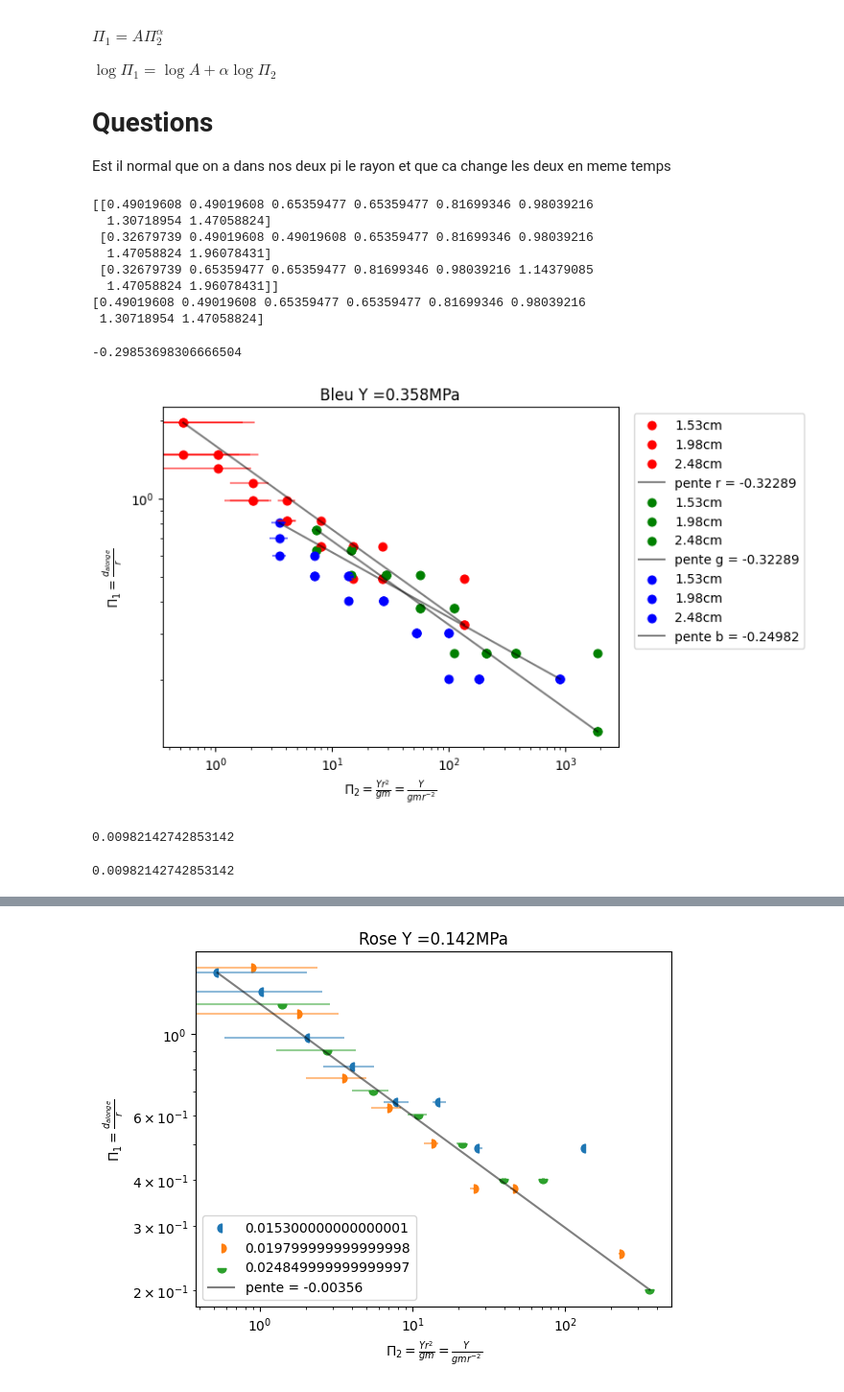
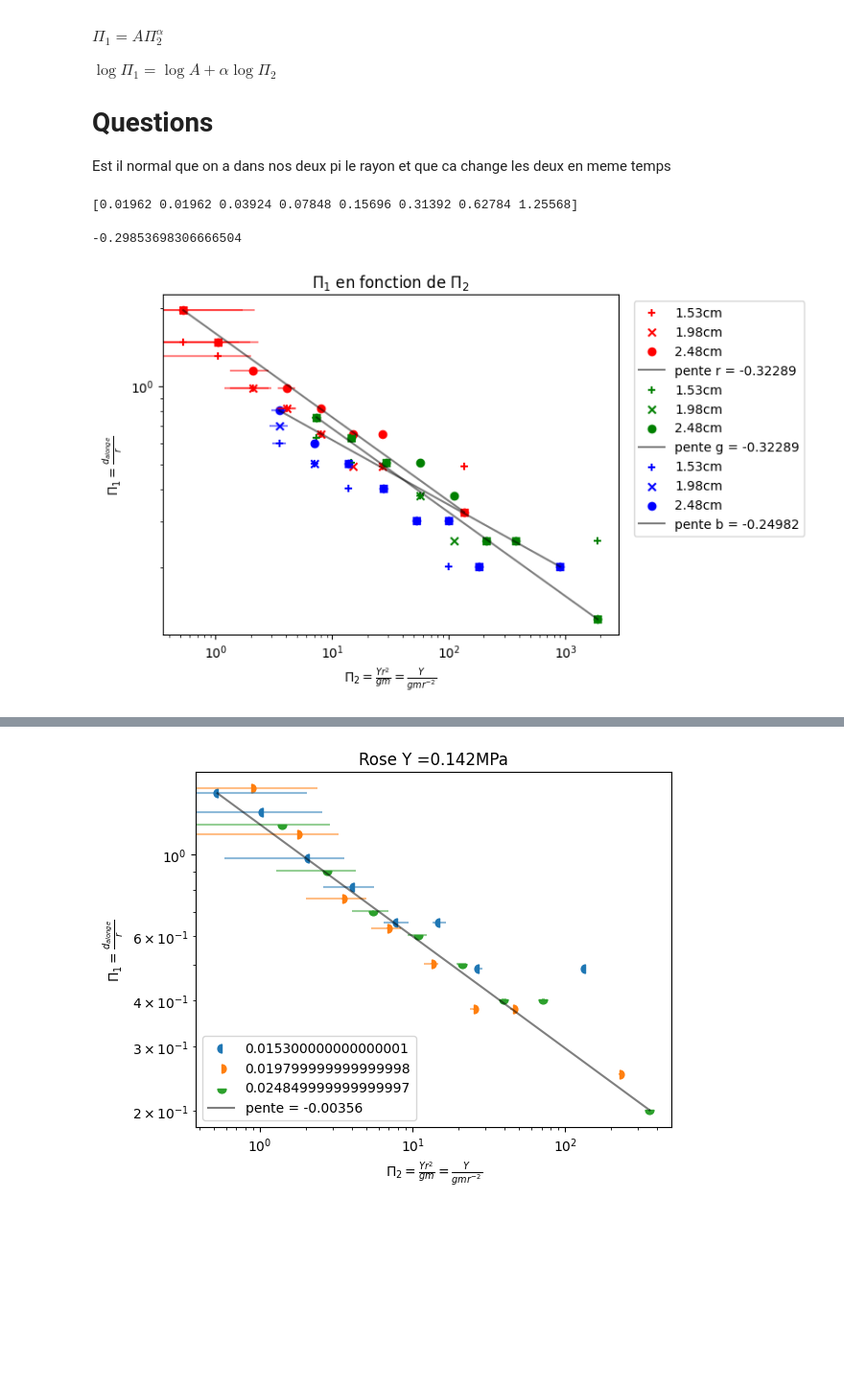
Before and after one commit to erdicn/ContactDeHertz, a Jupyter notebook: Hertz.ipynb, the cells around one changed output, grey strips where cells are left out. Shown at 96% size. Saved outputs shown, nothing was run; the diff lists cells and outputs as text; code cells hidden in the pictures; blank space fills up the shorter version.

```diff
--- a/Hertz.ipynb
+++ b/Hertz.ipynb
@@ -66,23 +74,32 @@ YoungsMpa = 1e3*YoungsGPa
 YoungPa = YoungsGPa*1e9
 markers = [ 'left', 'right', 'bottom']
 Young_err = 0
+
+Young_err = 0
+
+err_Mg = errMasse/Masses*Masses*9.81 + 0/9.81*Masses*9.81
+# print(err_Mg)
+
+
+
 PI1 = []
 PI2 = []
 for i in range(len(ToutLesSpheres)):
     PI1.append(Pi1(ToutLesSpheres[i], Rayons[i]))
     PI2.append(Pi2(YoungPa[i], Masses, Rayons[i]))
-print(PI1[0])
-print(PI1[0][0])
+# print(PI1[0])
+# print(PI1[0][0])
+# print(len(PI2) == len(PI1))
+# print(PI1)
+# print(PI2)
+# print(len(PI1[1]))
+# print(len(PI2[1]))
 # %% [output]
-[[0.49019608 0.49019608 0.65359477 0.65359477 0.81699346 0.98039216
-  1.30718954 1.47058824]
- [0.32679739 0.49019608 0.49019608 0.65359477 0.81699346 0.98039216
-  1.47058824 1.96078431]
- [0.32679739 0.65359477 0.65359477 0.81699346 0.98039216 1.14379085
-  1.47058824 1.96078431]]
-[0.49019608 0.49019608 0.65359477 0.65359477 0.81699346 0.98039216
- 1.30718954 1.47058824]
+[0.01962 0.01962 0.03924 0.07848 0.15696 0.31392 0.62784 1.25568]
 # %%
+wut = ["+", "x", "o"]
+PI1_ERR = []
+PI2_ERR = []
 def TousSur1Graph(nb, alongations, Masses, Rayons, nomGraph, Youngs, AX, COLOR, pi2_err = 1.5/1000, loglog = True):
     minx =  99999999
     miny =  99999999
@@ -92,61 +109,44 @@ def TousSur1Graph(nb, alongations, Masses, Rayons, nomGraph, Youngs, AX, COLOR,
         X = PI2[nb]#Pi2(Youngs, Masses, Rayons[i])
         Y = PI1[nb][i]#Pi1(alongations[i], Rayons[i])
         Pi2_err = (2.5e-3)/alongations[i]*Y + err_Rayons[i]/Rayons[i]*Y
+        PI2_ERR.append(Pi2_err)
         Pi1_err = 0
+        PI1_ERR.append(Pi1_err)
         AX.errorbar( X, Y, xerr = Pi2_err, yerr=Pi1_err,
                         marker = None,#MarkerStyle('o', fillstyle=markers[i])
                         color = COLOR, ls = 'none', alpha = 0.5
                     )
-        AX.scatter(X, Y, s= 40, label = "{:.2f}cm".format(Rayons[i]*100), color = COLOR#, alpha = 0.5, marker = MarkerStyle("o", fillstyle=markers[i])
+        AX.scatter(X, Y, marker = wut[i],  label = "{:.2f}cm".format(Rayons[i]*100), color = COLOR#, alpha = 0.5, marker = MarkerStyle("o", fillstyle=markers[i])
                     )
         for c in range(len(X)):
             if X[c] <= minx:
                 minx = X[c]
                 miny = Y[c]
             if X[c] >= maxx:
                 maxx = X[c]
                 maxy = Y[c]
     pente = (np.log(maxy) - np.log(miny))/(np.log(maxx)-np.log(minx))
     AX.plot([minx, maxx], [miny, maxy], c = "k", alpha = 0.5, label = "pente "+ COLOR +" = %.5f" %pente)
     # pas touche la mouche
     plt.legend(bbox_to_anchor=(1.02, 1.0),loc='upper left')
-    plt.title(nomGraph + " Y =" + "%.3f" %YoungsMpa[nb] + "MPa")
+    plt.title("$\Pi_1$ en fonction de $\Pi_2$")
     plt.xlabel("$\Pi_2 = \\frac{Yr^2}{gm} = \\frac{Y}{gmr^{-2}}$")
     plt.ylabel("$\Pi_1 = \\frac{d_{alonge}}{r}$")
     if loglog:
         AX.set_xscale('log')
         AX.set_yscale('log')
     return pente
     #plt.savefig("image.png")
 COLORS = ["r", "g", "b"]
 fig, AX = plt.subplots()
 PENTES = []
 for i in range(len(ToutLesSpheres)):
     PENTES.append(TousSur1Graph(i, ToutLesSpheres[i], Masses, Rayons, Noms[i], YoungPa[i], AX, COLORS[i]))
 ALPHA = np.average(PENTES)
 print(ALPHA)
 plt.savefig("Tous.png", dpi = 500)
 plt.show()
 plt.close()
 # %% [output]
 -0.29853698306666504
-[figure, old version]
+[figure, new version]
-# %%
-def valeurs(Y, r, m, g):
-    val = r*(((Y * r**2) / (g * m))**(-0.3))
-    print(val)
-    return val
-def graph():
-    fig, ax = plt.subplots()
-    for r in range(3):
-        AX.errorbar( X, Y, xerr = Pi2_err, yerr=Pi1_err,
-                        marker = None,#MarkerStyle('o', fillstyle=markers[i])
-                        color = COLOR, ls = 'none', alpha = 0.5
-                    )
-        AX.scatter(X, Y, s= 40, label = "{:.2f}cm".format(Rayons[i]*100), color = COLOR#, alpha = 0.5, marker = MarkerStyle("o", fillstyle=markers[i])
-                    )
-
-valeurs(YoungPa[1],Rayons[0],Masses[7],9.81)
-# %% [output]
-0.00982142742853142
-0.00982142742853142
```
Also changed, not shown: parts of 2 cells of this notebook, 2 other files.
